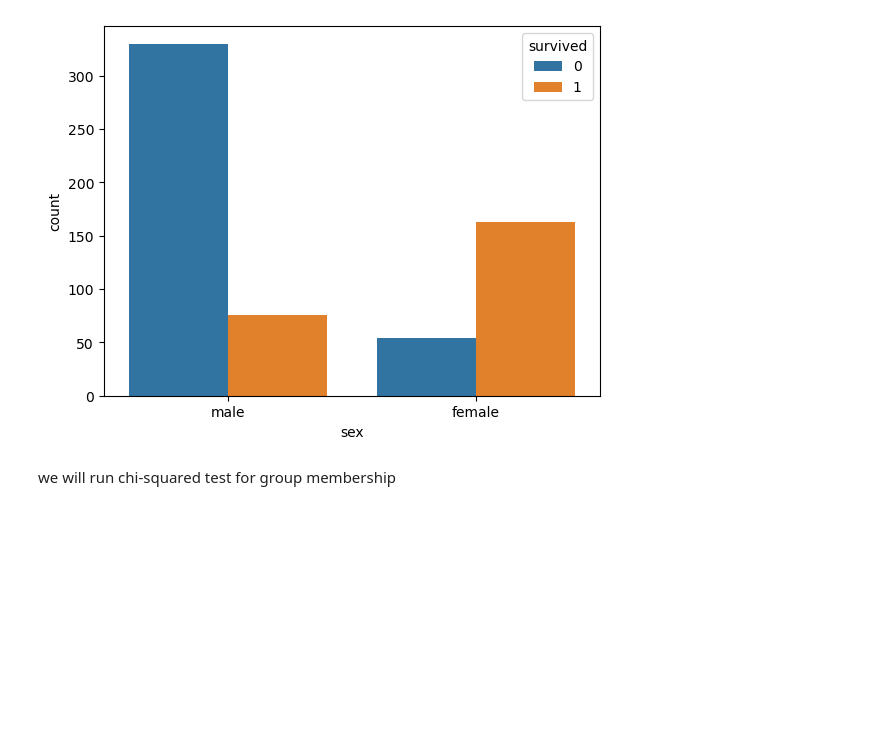
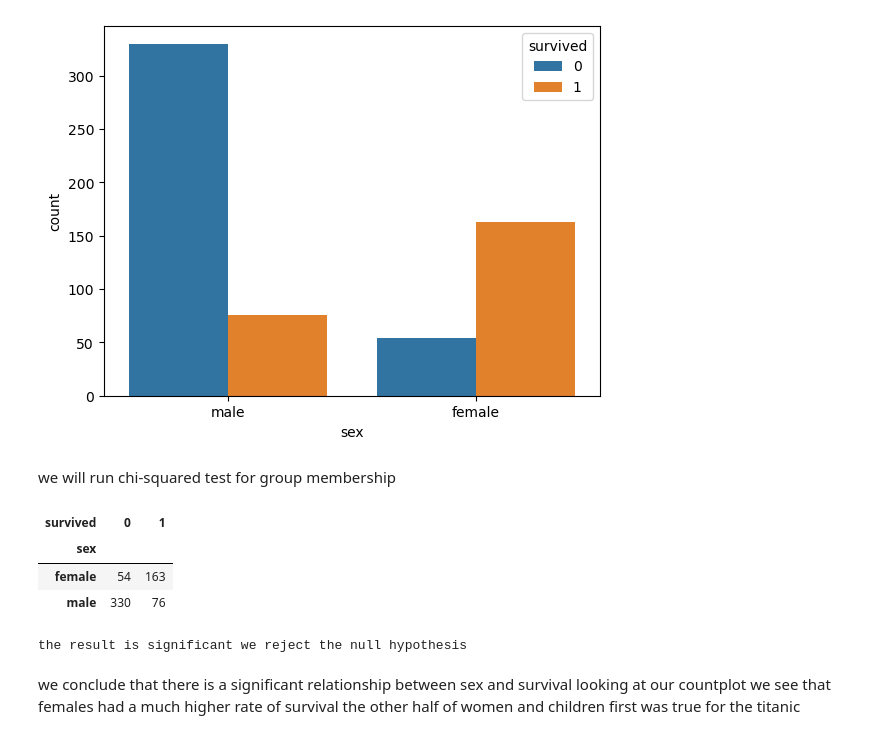
Before and after one commit to Msalazar2/classification-exercises, a Jupyter notebook: explore_lesson.ipynb, the cells around one changed output. Saved outputs shown, nothing was run; the diff lists cells and outputs as text; code cells hidden in the pictures; blank space fills up the shorter version.

```diff
--- a/explore_lesson.ipynb
+++ b/explore_lesson.ipynb
@@ -77,3 +77,17 @@ plt.show()
 we will run chi-squared test for group membership
 # %%
 ss_ct = pd.crosstab(train.sex, train.survived)
+ss_ct
+# %% [output]
+| survived | 0 | 1 |
+| sex |  |  |
+| female | 54 | 163 |
+| male | 330 | 76 |
+# %%
+chi2, p_ss, degf, exp = stats.chi2_contingency(ss_ct)
+
+eval_p(p_ss)
+# %% [output]
+the result is significant we reject the null hypothesis
+# %% [markdown]
+we conclude that there is a significant relationship between sex and survival looking at our countplot we see that females had a much higher rate of survival the other half of women and children first was true for the titanic
```
Also changed, not shown: parts of 2 cells of this notebook, 2 other files.
